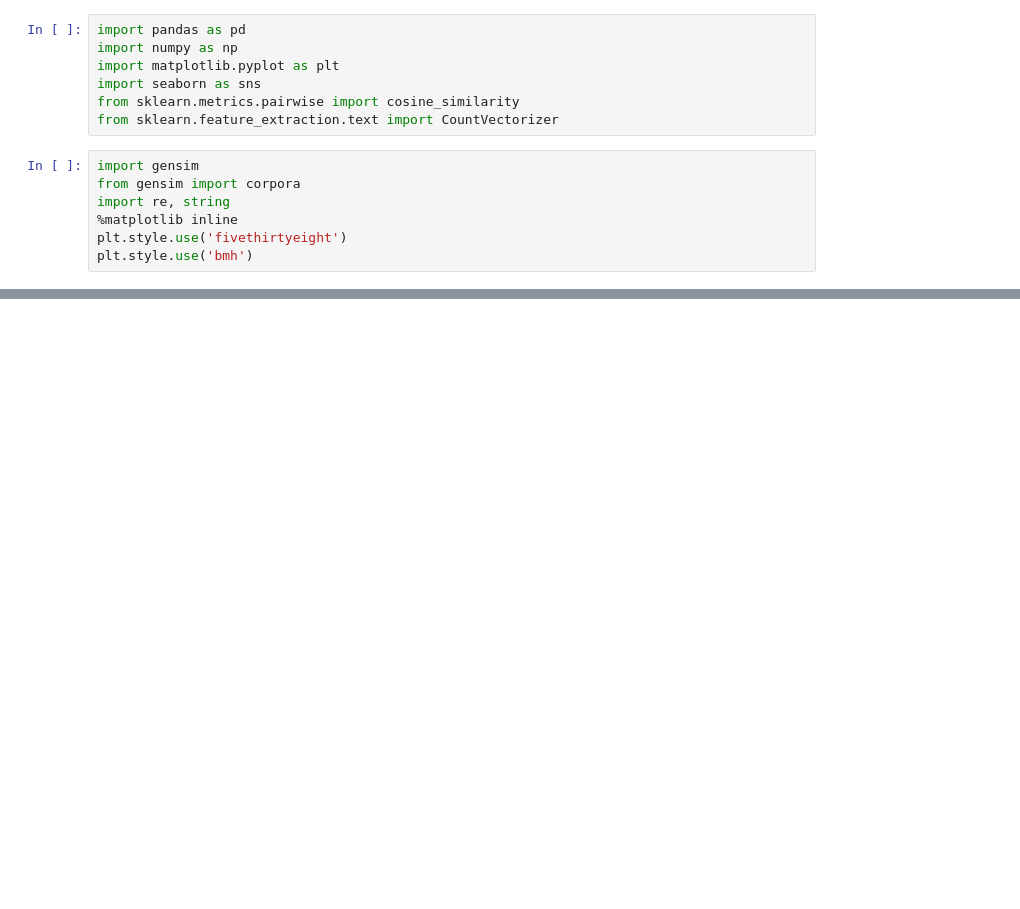
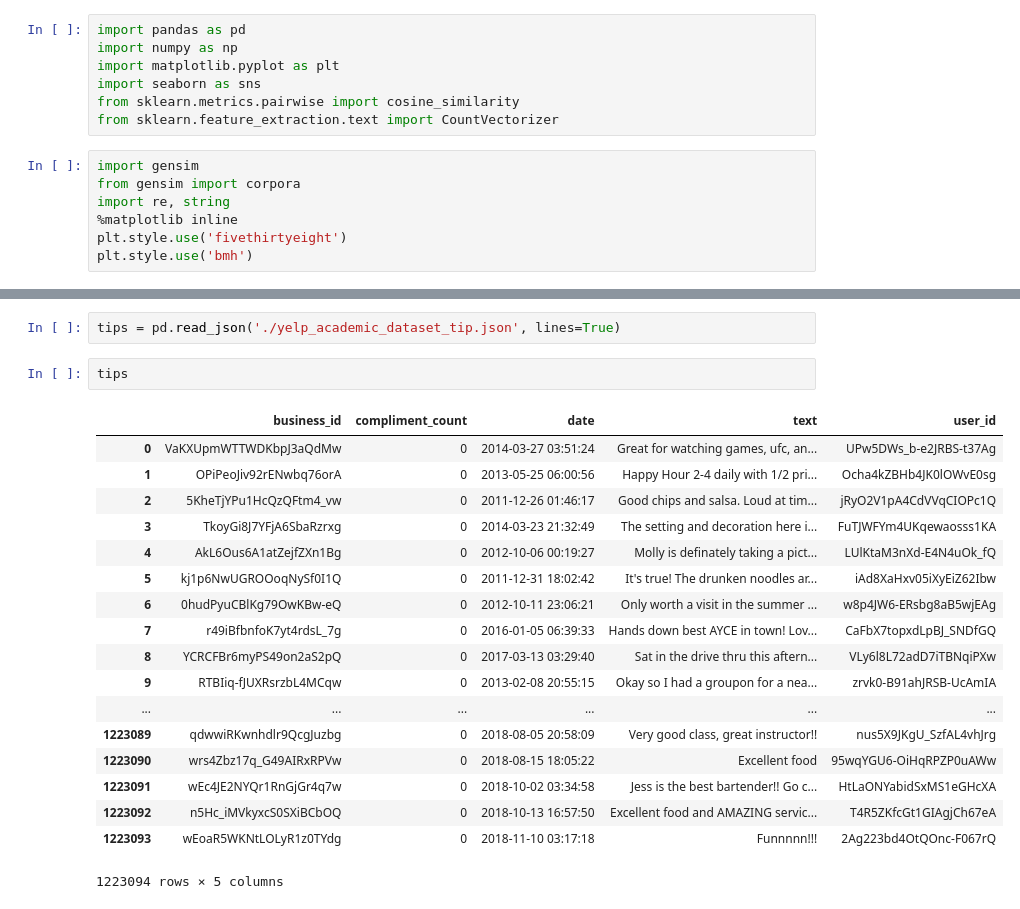
Before and after one commit to rsudharshan/yelp, a Jupyter notebook: yelp dataset.ipynb, the cells around one changed output, grey strips where cells are left out. Saved outputs shown, nothing was run; the diff lists cells and outputs as text; blank space fills up the shorter version.

```diff
--- a/yelp dataset.ipynb
+++ b/yelp dataset.ipynb
@@ -25,0 +129,23 @@ ValueError: Trailing data
+# %%
+tips = pd.read_json('./yelp_academic_dataset_tip.json', lines=True)
+# %%
+tips
+# %% [output]
+|  | business_id | compliment_count | date | text | user_id |
+| 0 | VaKXUpmWTTWDKbpJ3aQdMw | 0 | 2014-03-27 03:51:24 | Great for watching games, ufc, an... | UPw5DWs_b-e2JRBS-t37Ag |
+| 1 | OPiPeoJiv92rENwbq76orA | 0 | 2013-05-25 06:00:56 | Happy Hour 2-4 daily with 1/2 pri... | Ocha4kZBHb4JK0lOWvE0sg |
+| 2 | 5KheTjYPu1HcQzQFtm4_vw | 0 | 2011-12-26 01:46:17 | Good chips and salsa. Loud at tim... | jRyO2V1pA4CdVVqCIOPc1Q |
+| 3 | TkoyGi8J7YFjA6SbaRzrxg | 0 | 2014-03-23 21:32:49 | The setting and decoration here i... | FuTJWFYm4UKqewaosss1KA |
+| 4 | AkL6Ous6A1atZejfZXn1Bg | 0 | 2012-10-06 00:19:27 | Molly is definately taking a pict... | LUlKtaM3nXd-E4N4uOk_fQ |
+| 5 | kj1p6NwUGROOoqNySf0I1Q | 0 | 2011-12-31 18:02:42 | It's true! The drunken noodles ar... | iAd8XaHxv05iXyEiZ62Ibw |
+| 6 | 0hudPyuCBlKg79OwKBw-eQ | 0 | 2012-10-11 23:06:21 | Only worth a visit in the summer ... | w8p4JW6-ERsbg8aB5wjEAg |
+| 7 | r49iBfbnfoK7yt4rdsL_7g | 0 | 2016-01-05 06:39:33 | Hands down best AYCE in town! Lov... | CaFbX7topxdLpBJ_SNDfGQ |
+| 8 | YCRCFBr6myPS49on2aS2pQ | 0 | 2017-03-13 03:29:40 | Sat in the drive thru this aftern... | VLy6l8L72adD7iTBNqiPXw |
+| 9 | RTBIiq-fJUXRsrzbL4MCqw | 0 | 2013-02-08 20:55:15 | Okay so I had a groupon for a nea... | zrvk0-B91ahJRSB-UcAmIA |
+| ... | ... | ... | ... | ... | ... |
+| 1223089 | qdwwiRKwnhdlr9QcgJuzbg | 0 | 2018-08-05 20:58:09 | Very good class, great instructor!! | nus5X9JKgU_SzfAL4vhJrg |
+| 1223090 | wrs4Zbz17q_G49AIRxRPVw | 0 | 2018-08-15 18:05:22 | Excellent food | 95wqYGU6-OiHqRPZP0uAWw |
+| 1223091 | wEc4JE2NYQr1RnGjGr4q7w | 0 | 2018-10-02 03:34:58 | Jess is the best bartender!! Go c... | HtLaONYabidSxMS1eGHcXA |
+| 1223092 | n5Hc_iMVkyxcS0SXiBCbOQ | 0 | 2018-10-13 16:57:50 | Excellent food and AMAZING servic... | T4R5ZKfcGt1GIAgjCh67eA |
+| 1223093 | wEoaR5WKNtLOLyR1z0TYdg | 0 | 2018-11-10 03:17:18 | Funnnnn!!! | 2Ag223bd4OtQOnc-F067rQ |
+1223094 rows × 5 columns
```
Also changed, not shown: parts of 11 cells of this notebook.
